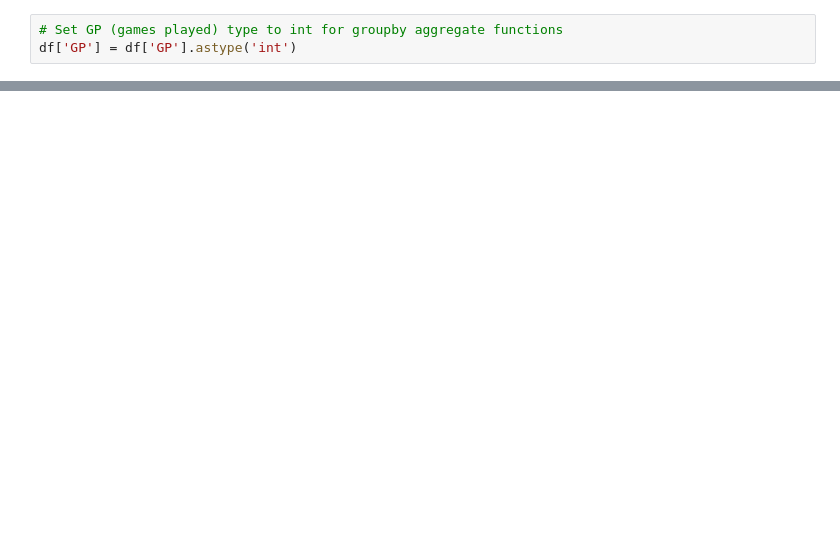
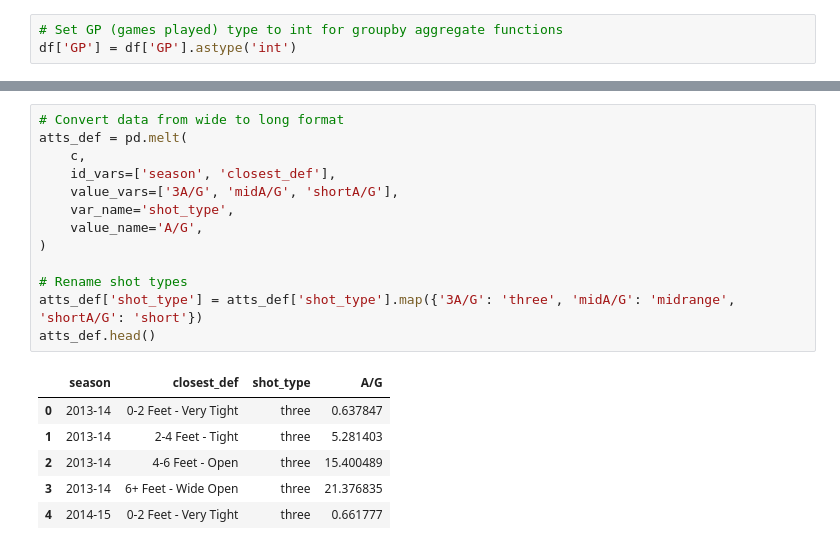
Before and after one commit to wplam107/nba_player_pos, a Jupyter notebook: notebooks/pps_seasons.ipynb, the cells around one changed output, grey strips where cells are left out. Saved outputs shown, nothing was run; the diff lists cells and outputs as text; blank space fills up the shorter version.

```diff
--- a/notebooks/pps_seasons.ipynb
+++ b/notebooks/pps_seasons.ipynb
@@ -204,0 +200,20 @@ def plot_player(df, name):
+# %%
+# Convert data from wide to long format
+atts_def = pd.melt(
+    c,
+    id_vars=['season', 'closest_def'],
+    value_vars=['3A/G', 'midA/G', 'shortA/G'],
+    var_name='shot_type',
+    value_name='A/G',
+)
+
+# Rename shot types
+atts_def['shot_type'] = atts_def['shot_type'].map({'3A/G': 'three', 'midA/G': 'midrange', 'shortA/G': 'short'})
+atts_def.head()
+# %% [output]
+|  | season | closest_def | shot_type | A/G |
+| 0 | 2013-14 | 0-2 Feet - Very Tight | three | 0.637847 |
+| 1 | 2013-14 | 2-4 Feet - Tight | three | 5.281403 |
+| 2 | 2013-14 | 4-6 Feet - Open | three | 15.400489 |
+| 3 | 2013-14 | 6+ Feet - Wide Open | three | 21.376835 |
+| 4 | 2014-15 | 0-2 Feet - Very Tight | three | 0.661777 |
```
Also changed, not shown: parts of 22 cells of this notebook.
